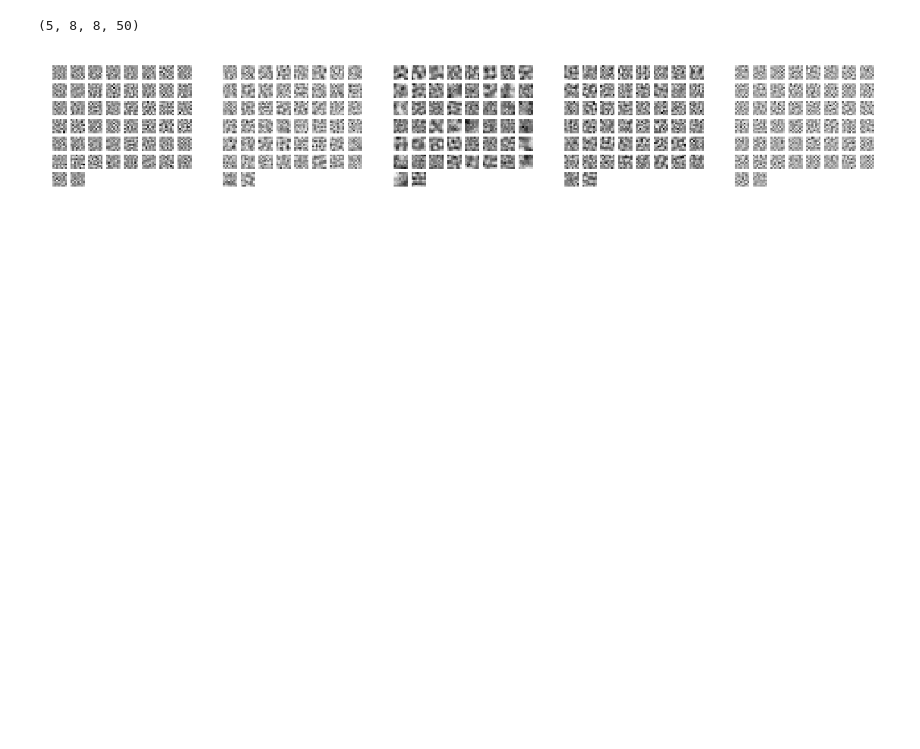
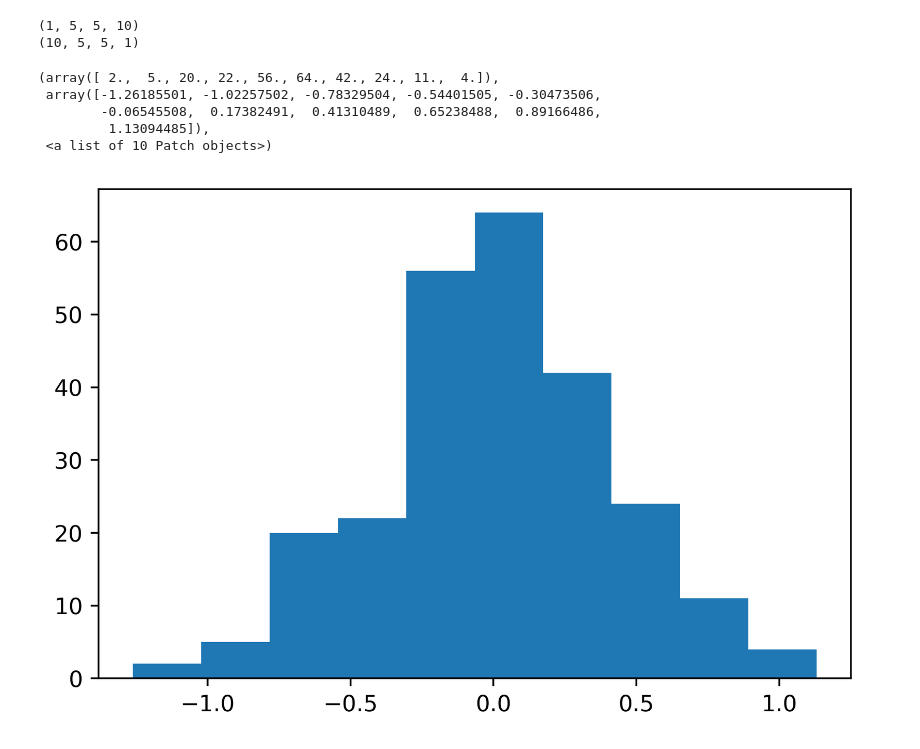
Before and after one commit to vdutell/NatVisAutoEncode, a Jupyter notebook: Movie Convolutional Autoencoder.ipynb, the cells around one changed output. Drawn from its saved outputs; the diff is of its cells as text; code cells hidden in the pictures; blank space fills up the shorter version.

```diff
--- a/Movie Convolutional Autoencoder.ipynb
+++ b/Movie Convolutional Autoencoder.ipynb
@@ -153,8 +132,15 @@ Epoch 14************************************************************************
-# %%
-imp.reload(mplu)
-imp.reload(plu)
-print(final_inweights.shape)
-mplu.plot_temporal_weights(final_inweights);
-# %% [output]
-(5, 8, 8, 50)
-[figure, removed]
+# %%
+print(final_inweights.shape)
+print(final_outweights.shape)
+# %% [output]
+(1, 5, 5, 10)
+(10, 5, 5, 1)
+# %%
+plt.hist(final_inweights.flatten())
+# %% [output]
+(array([ 2.,  5., 20., 22., 56., 64., 42., 24., 11.,  4.]),
+ array([-1.26185501, -1.02257502, -0.78329504, -0.54401505, -0.30473506,
+        -0.06545508,  0.17382491,  0.41310489,  0.65238488,  0.89166486,
+         1.13094485]),
+ <a list of 10 Patch objects>)
+[figure, added]
```
Also changed, not shown: parts of 26 cells of this notebook.
